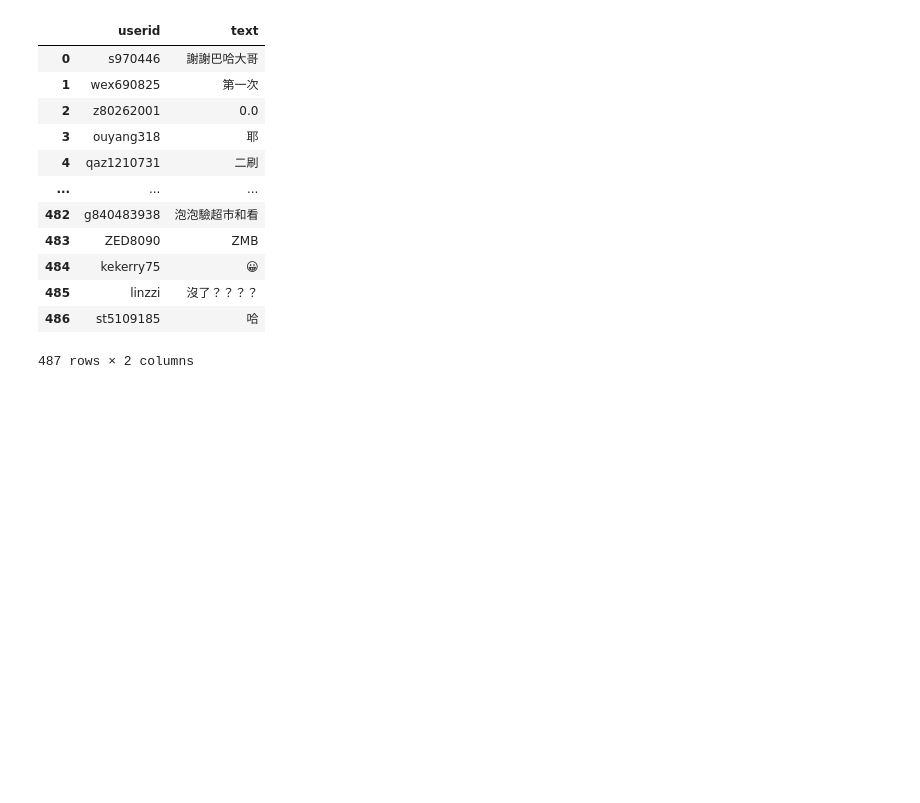
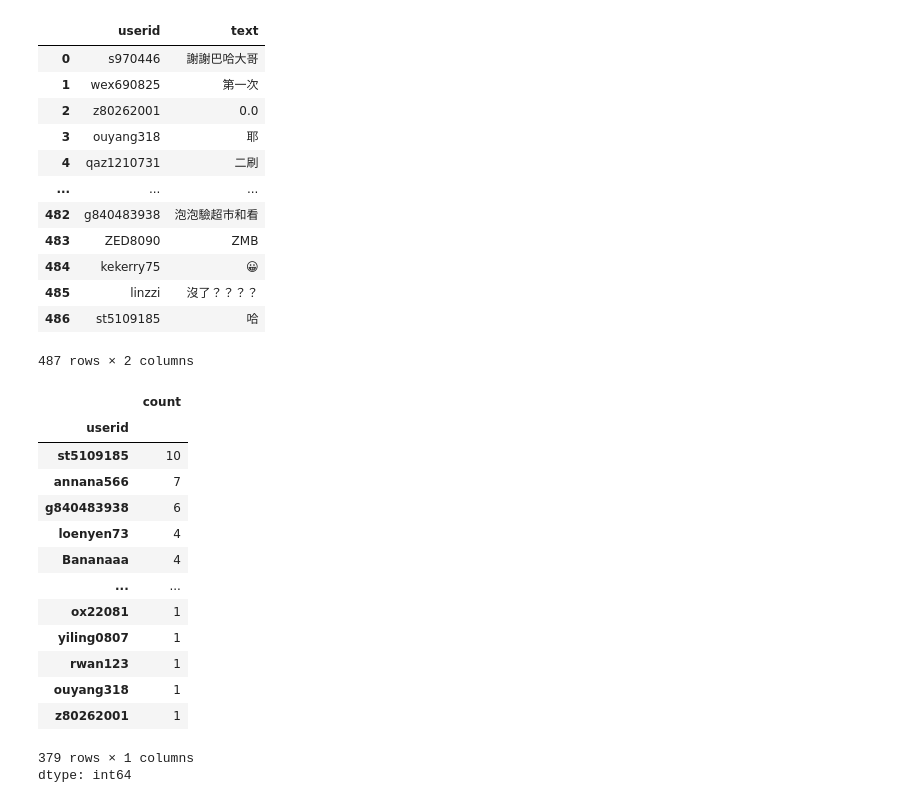
Before and after one commit to Yneq/tibami, a Jupyter notebook: tibame_crawler.ipynb, the cells around one changed output. Cells and saved outputs as stored; diff of their text form; code cells hidden in the pictures; blank space fills up the shorter version.

```diff
--- a/tibame_crawler.ipynb
+++ b/tibame_crawler.ipynb
@@ -107,3 +107,21 @@ df2
 | 485 | linzzi | 沒了？？？？ |
 | 486 | st5109185 | 哈 |
 487 rows × 2 columns
+# %%
+df["userid"].value_counts()
+# %% [output]
+|  | count |
+| userid |  |
+| st5109185 | 10 |
+| annana566 | 7 |
+| g840483938 | 6 |
+| loenyen73 | 4 |
+| Bananaaa | 4 |
+| ... | ... |
+| ox22081 | 1 |
+| yiling0807 | 1 |
+| rwan123 | 1 |
+| ouyang318 | 1 |
+| z80262001 | 1 |
+379 rows × 1 columns
+dtype: int64
```
Also changed, not shown: parts of 4 cells of this notebook.
